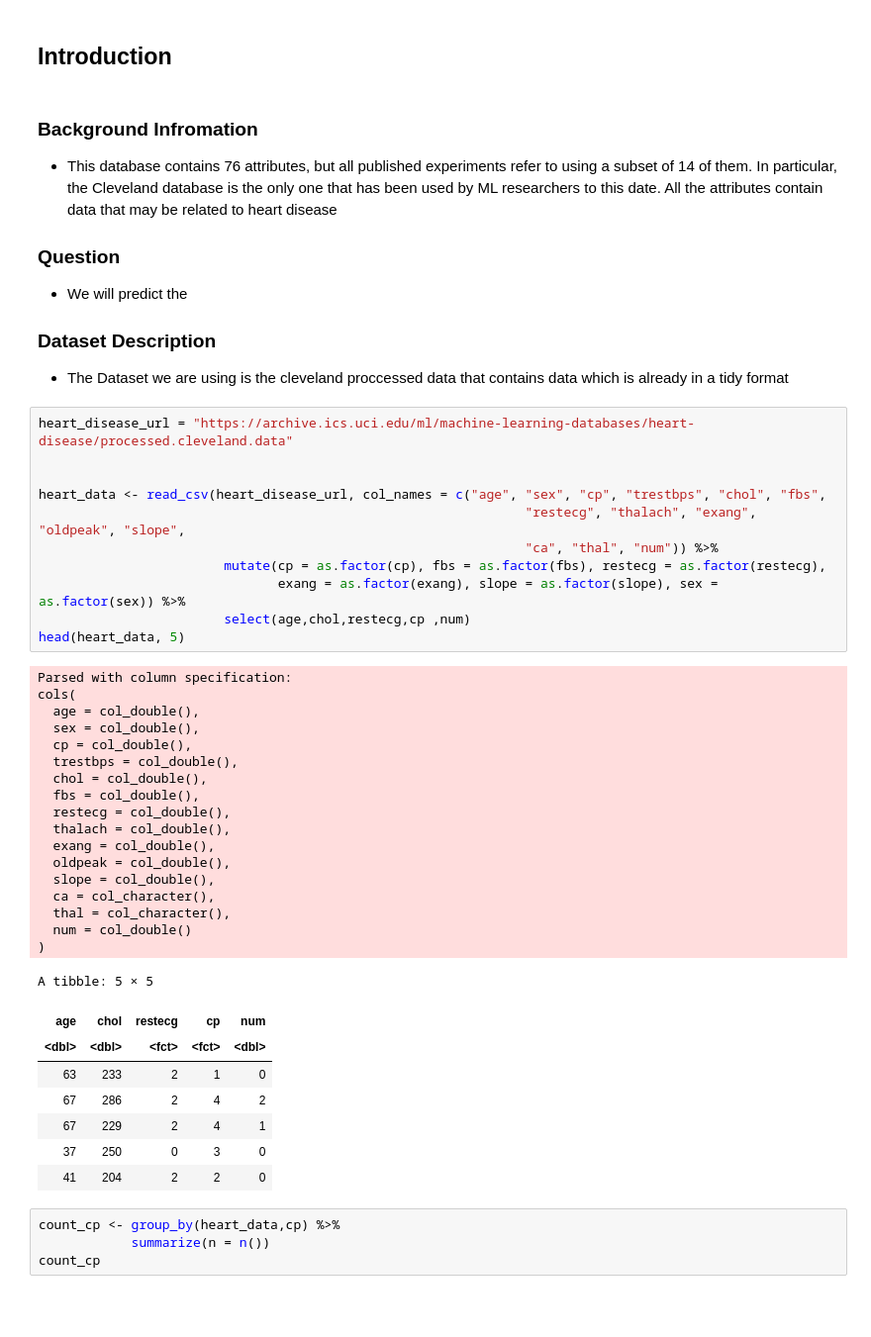
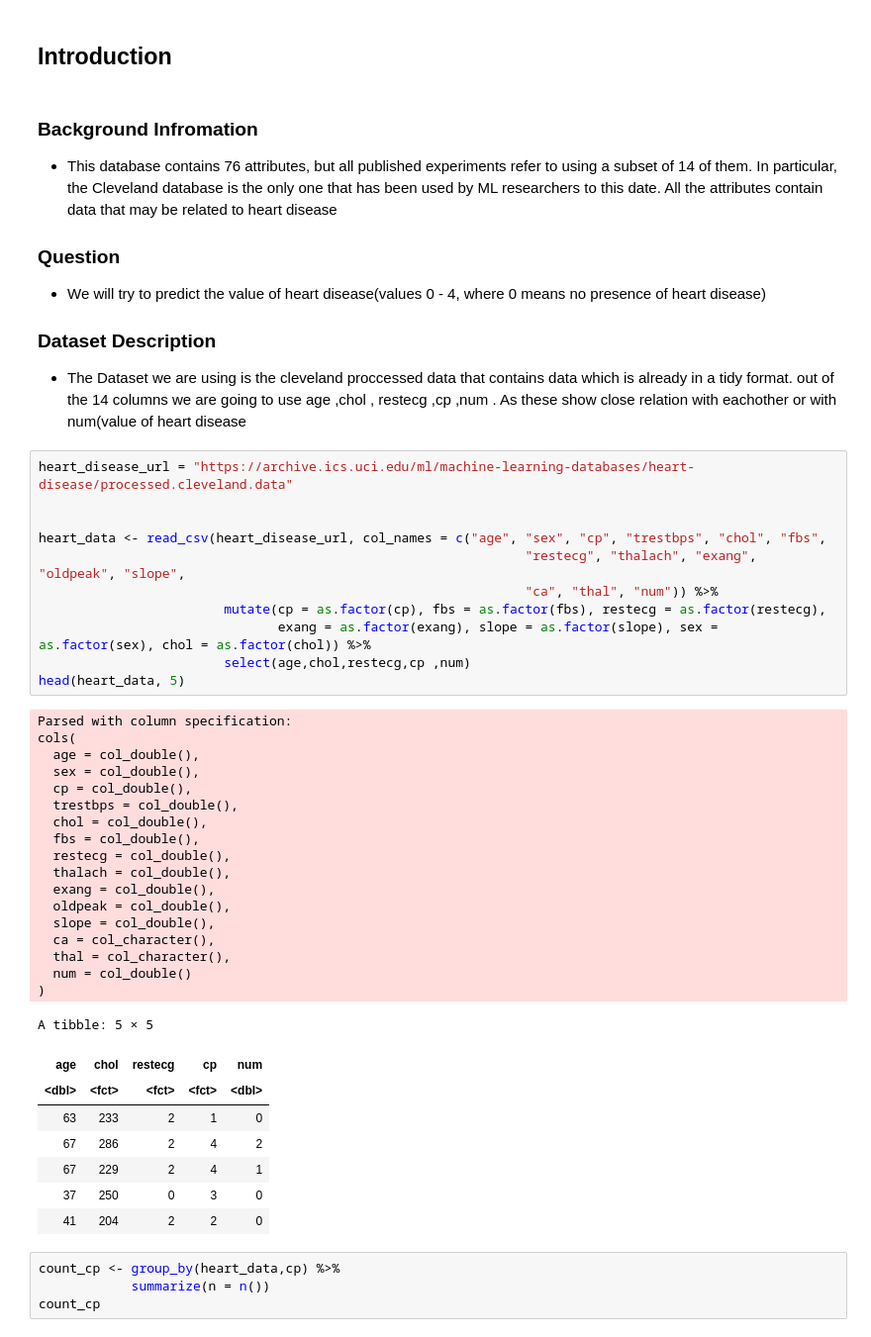
Before and after one commit to abnerbal/Heart_Disease_Predictor, a Jupyter notebook: heart_data.ipynb, the cells around one changed output. Shown at 99% size. Drawn from its saved outputs; the diff is of its cells as text; blank space fills up the shorter version.

```diff
--- a/heart_data.ipynb
+++ b/heart_data.ipynb
@@ -45,43 +45,43 @@ in the patient.  It is integer valued from 0 (no presence) to
   this date. All the attributes contain data that may be related to heart disease
 
 ### Question
-* We will predict the
+* We will try to predict the value of heart disease(values 0 - 4, where 0 means no presence of heart disease)
 
 ### Dataset Description
 
-* The Dataset we are using is the cleveland proccessed data that contains data which is already in a tidy format
+* The Dataset we are using is the cleveland proccessed data that contains data which is already in a tidy format.   out of the 14 columns we are going to use age ,chol , restecg ,cp ,num . As these show close relation with      eachother or with num(value of heart disease
 # %%
 heart_disease_url = "https://archive.ics.uci.edu/ml/machine-learning-databases/heart-disease/processed.cleveland.data"
 
 
 heart_data <- read_csv(heart_disease_url, col_names = c("age", "sex", "cp", "trestbps", "chol", "fbs",
                                                                "restecg", "thalach", "exang", "oldpeak", "slope",
                                                                "ca", "thal", "num")) %>%
                         mutate(cp = as.factor(cp), fbs = as.factor(fbs), restecg = as.factor(restecg),
-                               exang = as.factor(exang), slope = as.factor(slope), sex = as.factor(sex)) %>%
+                               exang = as.factor(exang), slope = as.factor(slope), sex = as.factor(sex), chol = as.factor(chol)) %>%
                         select(age,chol,restecg,cp ,num)
 head(heart_data, 5)
 # %% [output]
 Parsed with column specification:
 cols(
   age = col_double(),
   sex = col_double(),
   cp = col_double(),
   trestbps = col_double(),
   chol = col_double(),
   fbs = col_double(),
   restecg = col_double(),
   thalach = col_double(),
   exang = col_double(),
   oldpeak = col_double(),
   slope = col_double(),
   ca = col_character(),
   thal = col_character(),
   num = col_double()
 )
 A tibble: 5 × 5
 | age | chol | restecg | cp | num |
-| <dbl> | <dbl> | <fct> | <fct> | <dbl> |
+| <dbl> | <fct> | <fct> | <fct> | <dbl> |
 | 63 | 233 | 2 | 1 | 0 |
 | 67 | 286 | 2 | 4 | 2 |
 | 67 | 229 | 2 | 4 | 1 |
```
Also changed, not shown: parts of 2 cells of this notebook.
